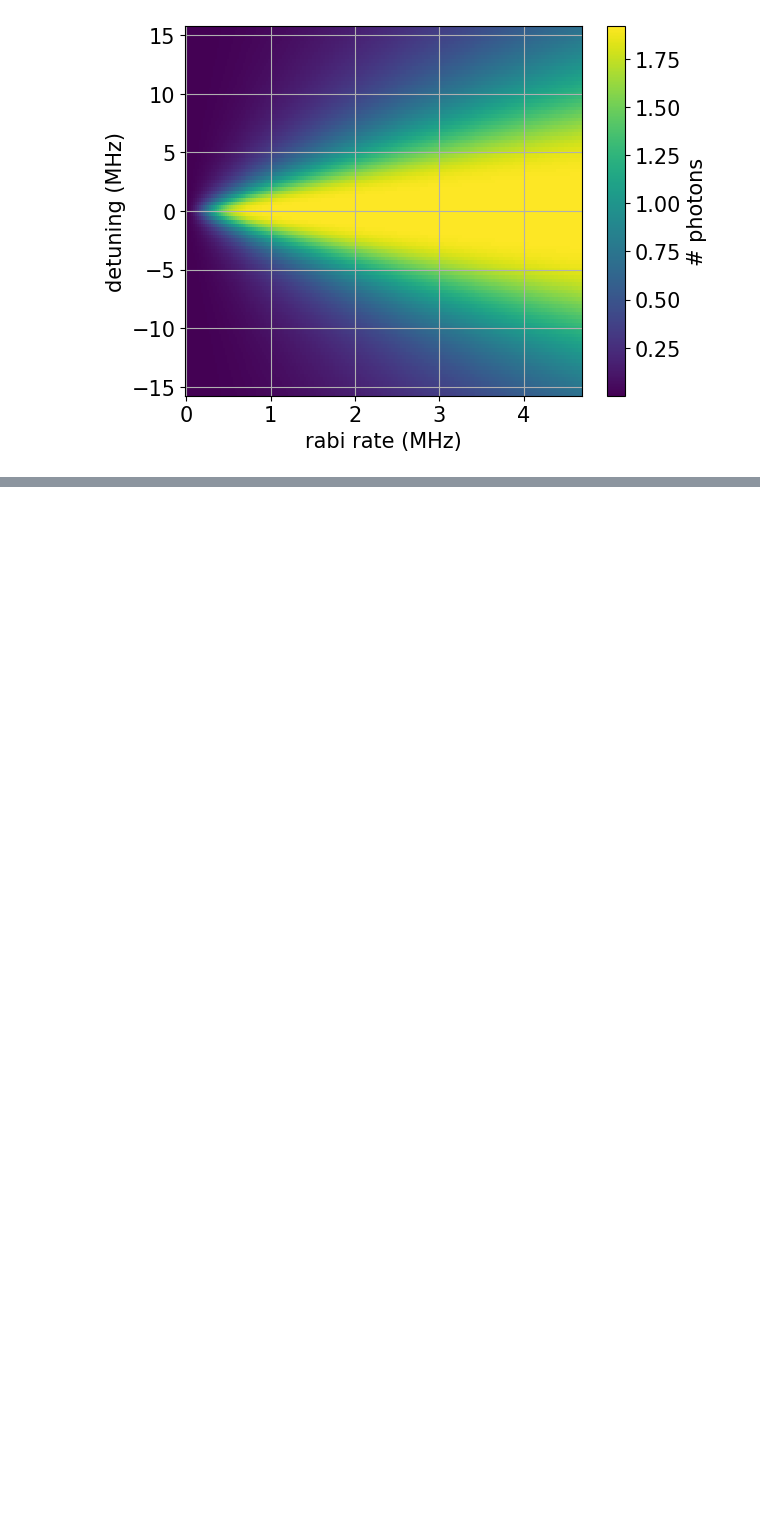
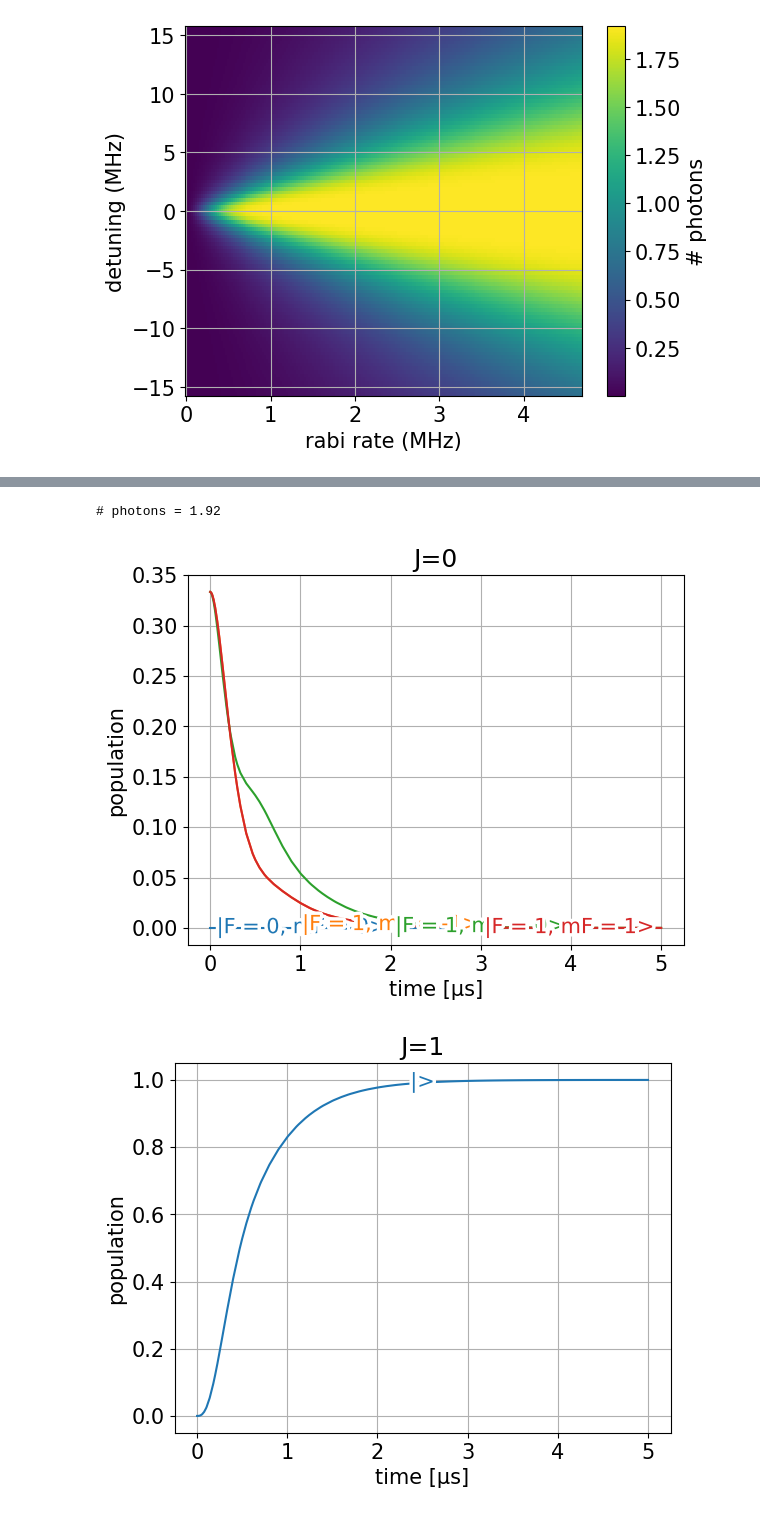
Before and after one commit to ograsdijk/CeNTREX-TlF-julia-extension, a Jupyter notebook: examples/R0 F1 3_2 F 2 sanity check.ipynb, the cells around one changed output, grey strips where cells are left out. Saved outputs shown, nothing was run; the diff lists cells and outputs as text; code cells hidden in the pictures; blank space fills up the shorter version.

```diff
--- a/examples/R0 F1 3_2 F 2 sanity check.ipynb
+++ b/examples/R0 F1 3_2 F 2 sanity check.ipynb
@@ -236,0 +271,42 @@ ax.grid()
+# %%
+ρ = utils.population.generate_uniform_population_states(
+    states.QuantumSelector(J=0, F=1, electronic=states.ElectronicState.X), obe_system.QN
+)
+# %%
+odepars.Ω0 = 1 * hamiltonian.Γ
+# %%
+problem = lindblad_julia.OBEProblem(odepars, ρ, tspan=(0, 5e-6))
+config = lindblad_julia.OBEProblemConfig(
+    saveat=1e-7, reltol=1e-4, abstol=1e-7, save_everystep=True, callback=None
+)
+# %%
+results = lindblad_julia.do_simulation_single(problem, config=config)
+# %%
+for J, ind in enumerate([indices_J0, indices_J2]):
+    if len(ind) == 0:
+        continue
+    labels = [
+        obe_system.QN[idx].largest.state_string_custom(["F", "mF"]) for idx in ind
+    ]
+
+    fig, ax = plt.subplots()
+    ax.plot(results.t * 1e6, results.y[ind].T, label=labels)
+
+    ax.set_title(f"J={J}")
+    ax.set_xlabel("time [μs]")
+    ax.set_ylabel("population")
+
+    labelLines(ax.get_lines(), zorder=2.5, align=False)
+
+    ax.grid()
+
+
+photons = (
+    trapezoid(results.y[indices_excited].sum(axis=0).real, x=results.t) * hamiltonian.Γ
+)
+
+print(f"# photons = {photons:.2f}")
+# %% [output]
+# photons = 1.92
+[figure, added]
+[figure, added]
```
Also changed, not shown: parts of 10 cells of this notebook, 2 other files.
